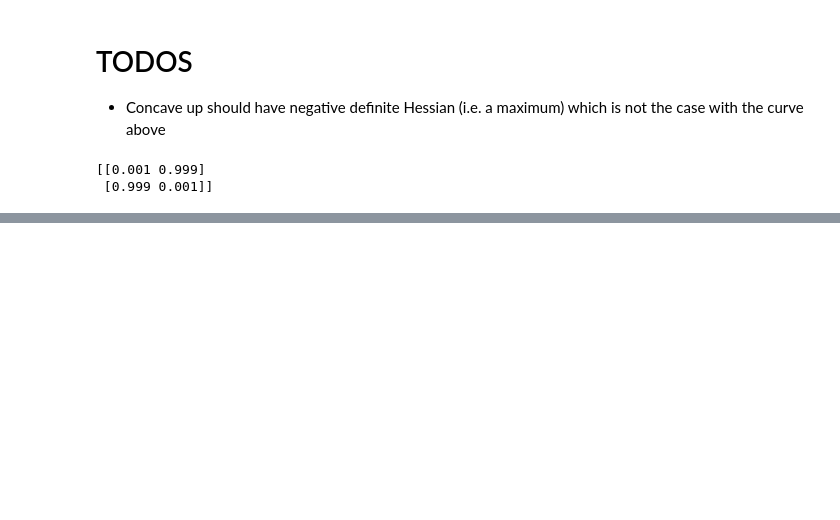
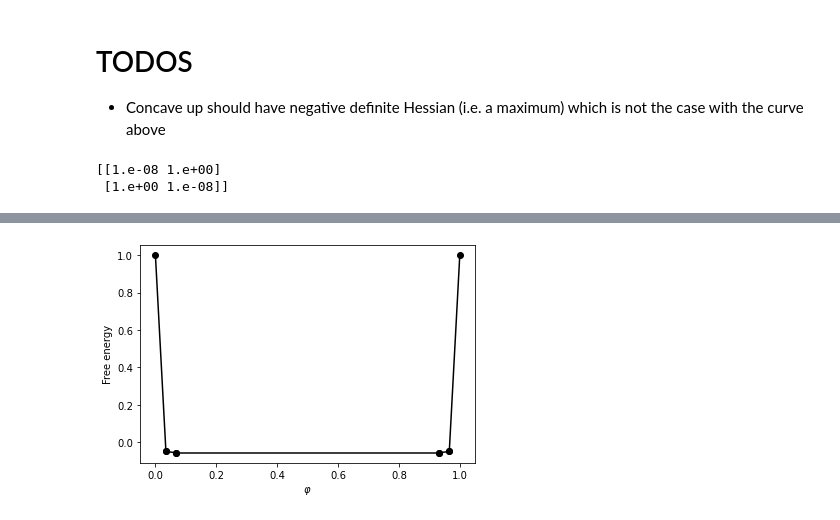
Before and after one commit to kiranvad/polyphase, a Jupyter notebook: notebooks/2D Phase Modelling using Hessians.ipynb, the cells around one changed output, grey strips where cells are left out. Saved outputs shown, nothing was run; the diff lists cells and outputs as text; code cells hidden in the pictures; blank space fills up the shorter version.

```diff
--- a/notebooks/2D Phase Modelling using Hessians.ipynb
+++ b/notebooks/2D Phase Modelling using Hessians.ipynb
@@ -4,22 +4,3 @@
 # %% [output]
 The autoreload extension is already loaded. To reload it, use:
   %reload_ext autoreload
-# %%
-import mpltern
-from matplotlib import rc
-rc('text', usetex=True)
-import seaborn as sns
-import matplotlib.pyplot as plt
-%config InlineBackend.figure_format = 'svg'
-from mpl_toolkits.mplot3d import Axes3D
-from matplotlib.colors import ListedColormap
-plt.rcParams.update({'font.size': 20})
-
-import pdb
-import numpy as np
-
-import sys
-if '../' not in sys.path:
-    sys.path.append('../')
-from expts.phasemodelling import twod_precomputed, phase
-from solvers.utils import makegrid2d
@@ -26,5 +13,5 @@ from solvers.utils import makegrid2d
 # %%
-grid = np.asarray(makegrid2d(num=30))
+grid = np.asarray(makegridnd(30, 2)).T
 # %%
 M = np.array([1,1])
 chisp = 3
@@ -35,7 +22,6 @@ M,CHI
         [3, 0]]))
 # %%
-curvature,energy,pcspinodal, pcenergy = [],[],[],[]
-
+energy = []
 def flory_huggins(x, M,CHI,beta=1e-4):
     T1 = 0
     for i,xi in enumerate(x):
@@ -45,7 +31,7 @@ def flory_huggins(x, M,CHI,beta=1e-4):
     return T1+T2
 
 for point in grid:
-    energy.append(flory_huggins(point, M,CHI,beta=1e-4))
+    energy.append(flory_huggins(point, M,CHI,beta=1e-8))
 # %% [markdown]
 # TODOS
 
@@ -58,7 +44,7 @@ hull = ConvexHull(points)
 # %%
 #plt.plot(points[:,0], points[:,1], 'o')
 for simplex in hull.simplices:
-    if np.sum(np.isclose(grid[simplex].tolist(),0.0,atol=1e-3))==2:
+    if np.sum(np.isclose(grid[simplex].tolist(),0.0,atol=1e-4))==2:
         print(grid[simplex])
         continue
     plt.plot(points[simplex, 0], points[simplex, 1], 'ko-')
@@ -66,5 +52,5 @@ plt.xlabel(r'$\varphi$')
 plt.ylabel('Free energy')
 plt.show()
 # %% [output]
-[[0.001 0.999]
- [0.999 0.001]]
+[[1.e-08 1.e+00]
+ [1.e+00 1.e-08]]
@@ -71,0 +57 @@ plt.show()
+[figure, added]
```
Also changed, not shown: parts of 3 cells of this notebook, 7 other files.
